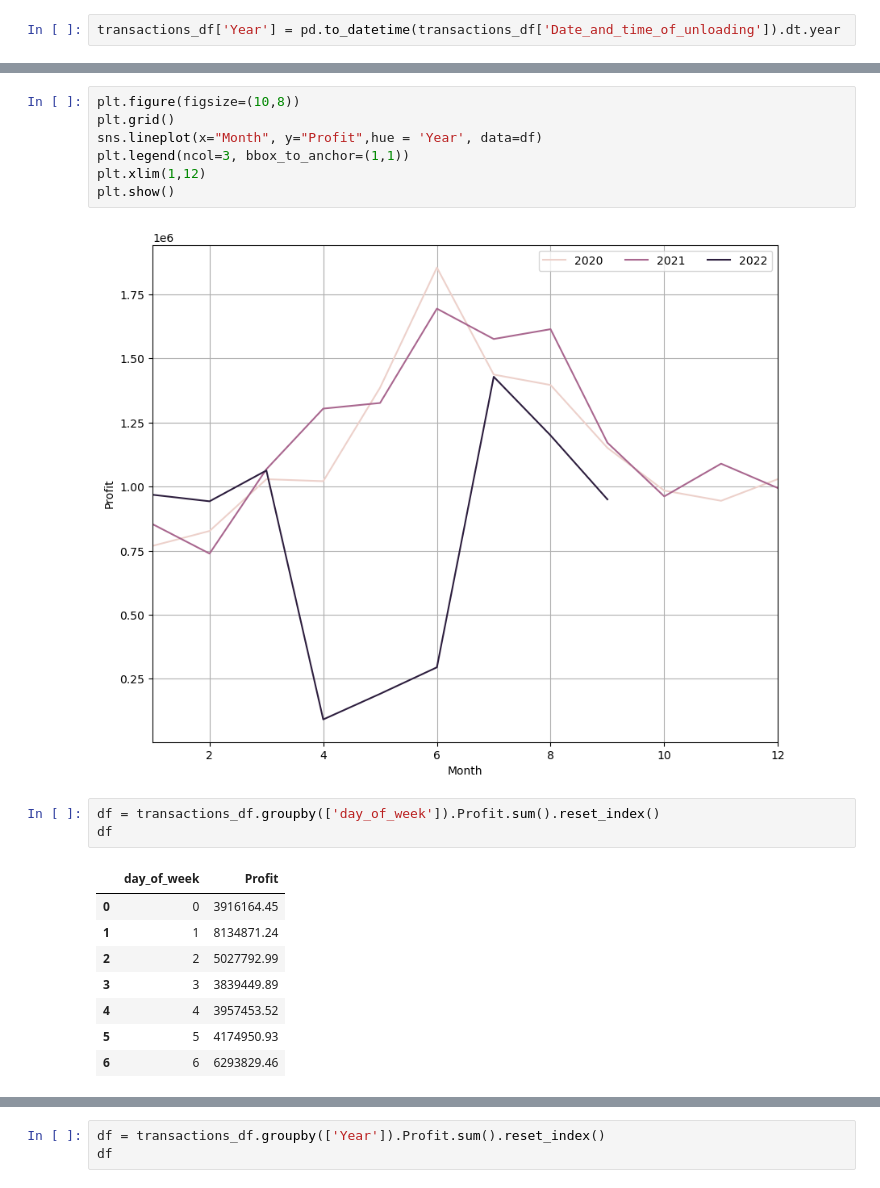
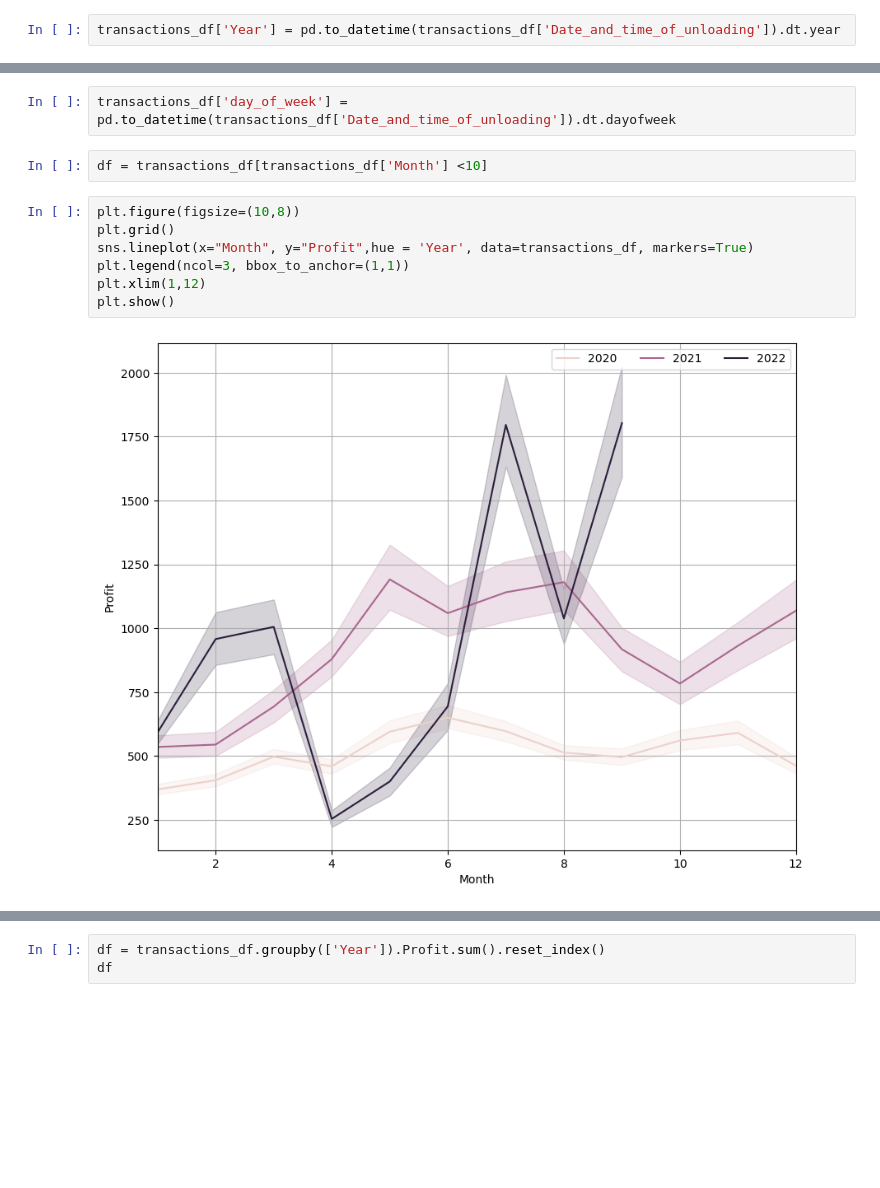
Before and after one commit to daongochoa2002/Mid-term-Project-Group-5, a Jupyter notebook: Bar Sales Analysis.ipynb, the cells around one changed output, grey strips where cells are left out. Saved outputs shown, nothing was run; the diff lists cells and outputs as text; blank space fills up the shorter version.

```diff
--- a/Bar Sales Analysis.ipynb
+++ b/Bar Sales Analysis.ipynb
@@ -229,21 +206,13 @@ df
+# %%
+transactions_df['day_of_week'] = pd.to_datetime(transactions_df['Date_and_time_of_unloading']).dt.dayofweek
+# %%
+df = transactions_df[transactions_df['Month'] <10]
 # %%
 plt.figure(figsize=(10,8))
 plt.grid()
-sns.lineplot(x="Month", y="Profit",hue = 'Year', data=df)
+sns.lineplot(x="Month", y="Profit",hue = 'Year', data=transactions_df, markers=True)
 plt.legend(ncol=3, bbox_to_anchor=(1,1))
 plt.xlim(1,12)
 plt.show()
 # %% [output]
-[figure, old version]
+[figure, new version]
-# %%
-df = transactions_df.groupby(['day_of_week']).Profit.sum().reset_index()
-df
-# %% [output]
-|  | day_of_week | Profit |
-| 0 | 0 | 3916164.45 |
-| 1 | 1 | 8134871.24 |
-| 2 | 2 | 5027792.99 |
-| 3 | 3 | 3839449.89 |
-| 4 | 4 | 3957453.52 |
-| 5 | 5 | 4174950.93 |
-| 6 | 6 | 6293829.46 |
```
Also changed, not shown: parts of 73 cells of this notebook.
